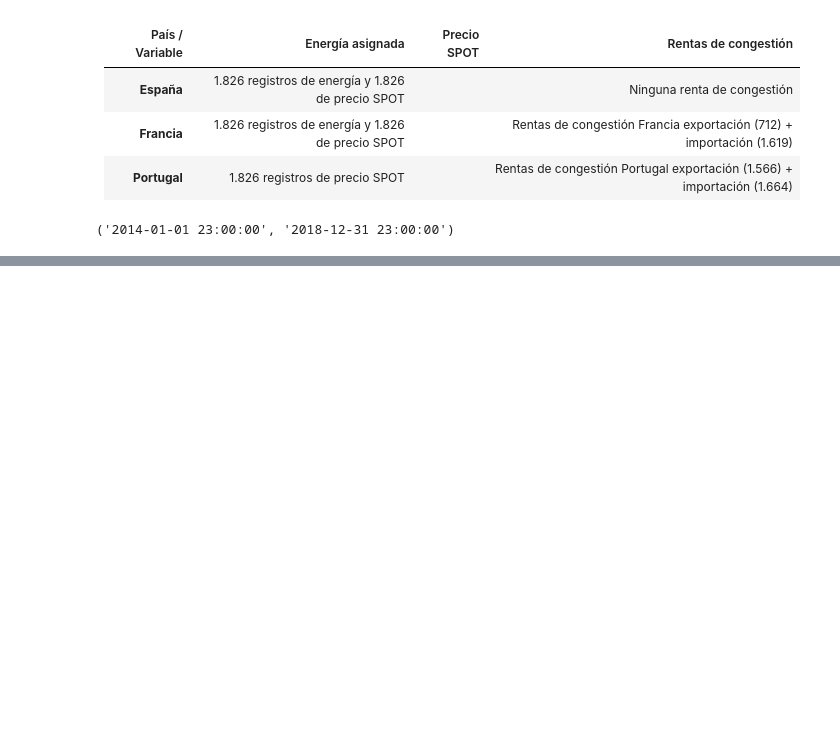
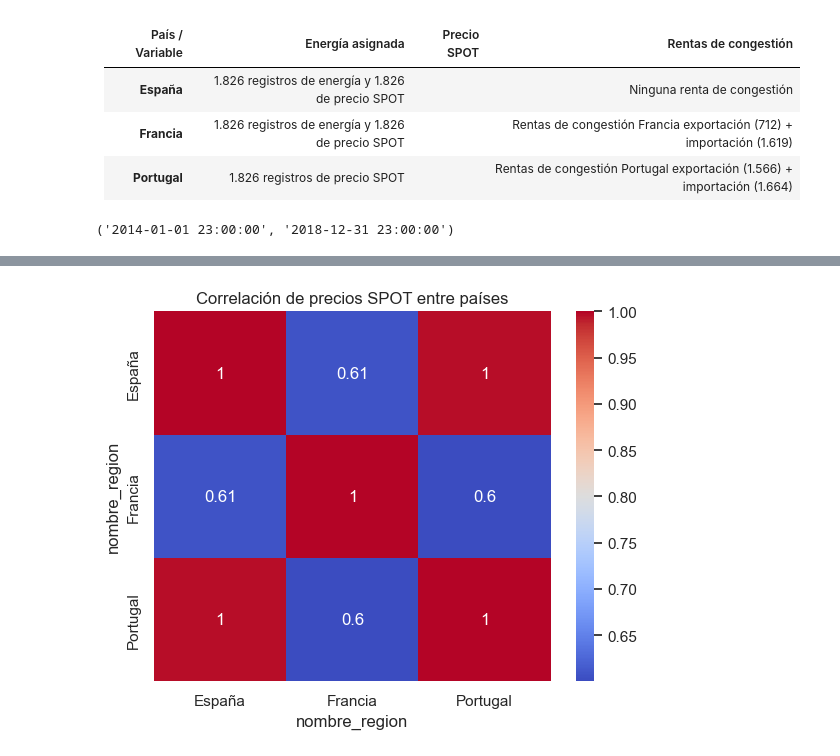
Before and after one commit to Ivan-Ortiz1/analisis-precios-y-energia-california, a Jupyter notebook: notebooks/2_analisis_energia.ipynb, the cells around one changed output, grey strips where cells are left out. Drawn from its saved outputs; the diff is of its cells as text; code cells hidden in the pictures; blank space fills up the shorter version.

```diff
--- a/notebooks/2_analisis_energia.ipynb
+++ b/notebooks/2_analisis_energia.ipynb
@@ -124,0 +157,8 @@ df.index.min(), df.index.max()
+# %%
+df_corr = precios.pivot_table(values='precio_energia', index=precios.index, columns='nombre_region')
+corr = df_corr.corr()
+sns.heatmap(corr, annot=True, cmap='coolwarm')
+plt.title('Correlación de precios SPOT entre países')
+plt.show()
+# %% [output]
+[figure, added]
```
Also changed, not shown: parts of 9 cells of this notebook.
